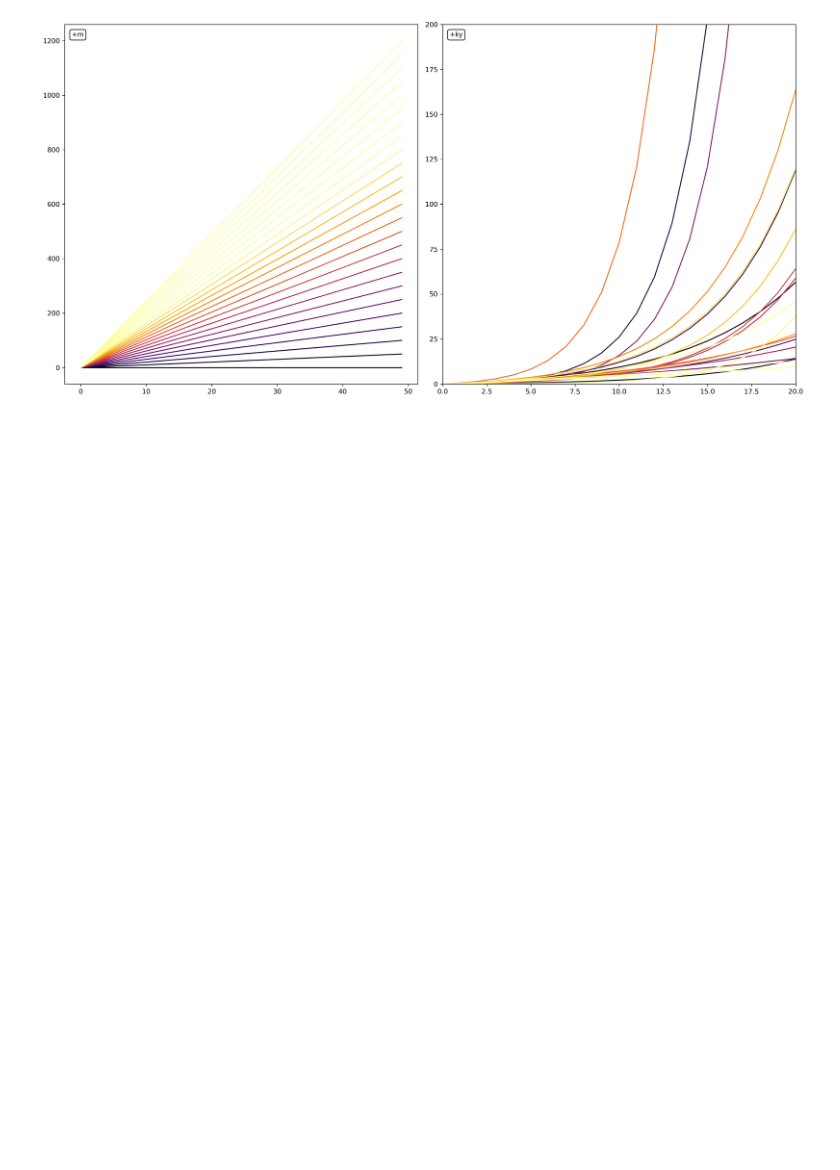
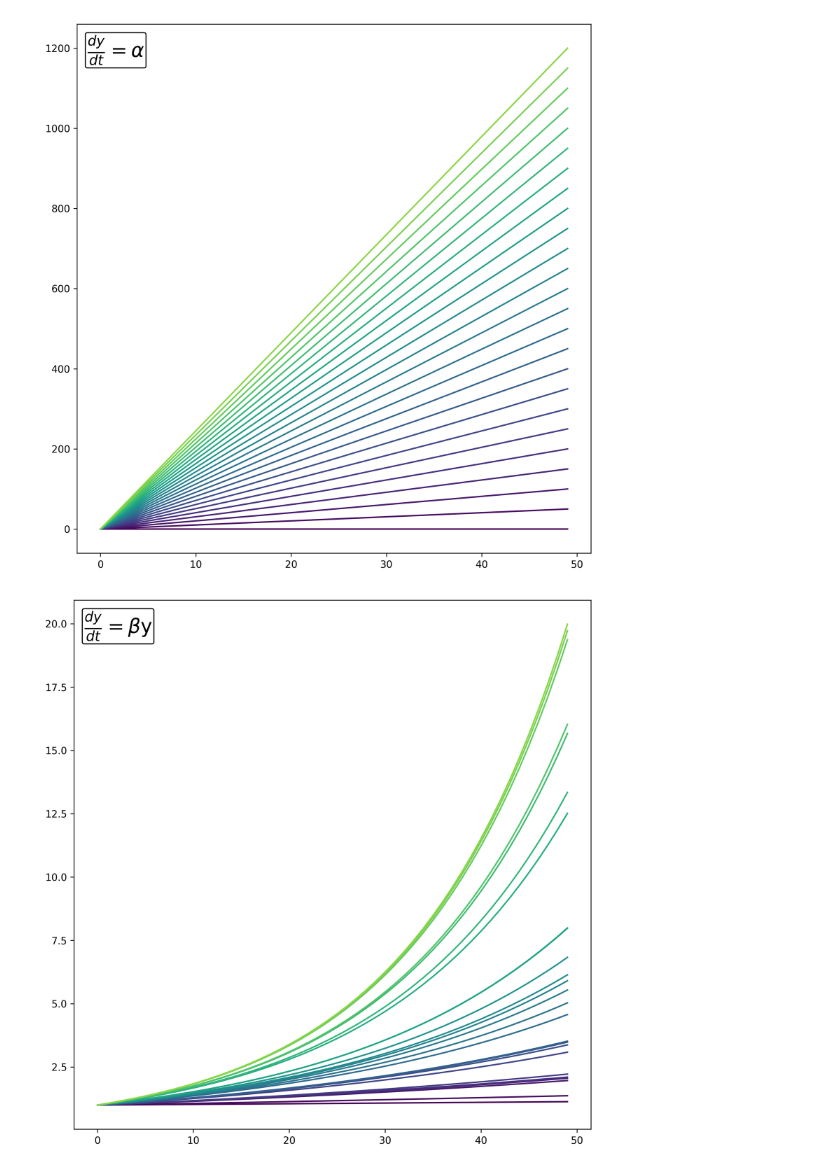
Before and after one commit to RodrigoZonzin/t1d_ode_model, a Jupyter notebook: imgs_texto/graficos.ipynb, the cells around one changed output. Saved outputs shown, nothing was run; the diff lists cells and outputs as text; code cells hidden in the pictures; blank space fills up the shorter version.

```diff
--- a/imgs_texto/graficos.ipynb
+++ b/imgs_texto/graficos.ipynb
@@ -45,40 +45,68 @@ plt.savefig('result.png')
 # %%
 f = lambda a, x, t: a*x + t
-g = lambda m, k, t: (m/k)*(np.exp(k*t)-1)
+g = lambda a, x: np.exp(a*x)
+lg = lambda k, c, r, x: (k/(1+c*np.exp(-r*x)))
 # %%
-cmap_vir = colormaps['inferno']
-mycolors = cmap_vir(np.linspace(0, 3))
-x = np.linspace(0, 50)
+f = lambda a, x, t: a*x + t
+g = lambda a, x: np.exp(a*x)
 
-fig, axs = plt.subplots(*(1, 2), figsize=(16, 8), dpi = 300)
+cmap_vir = colormaps['viridis']
+mycolors = cmap_vir(np.linspace(0, 1, 30))
+
+
+#fig, axs = plt.subplots(*(1, 2), figsize=(16, 8), dpi = 300)
+fig = plt.figure(figsize=(8, 8), dpi= 300)
 
 for i, a in enumerate(range(0, 25, 1)):
+    x = np.linspace(0, 50)
     fx = f(a, x, 0)
-    axs[0].plot(fx, label = f'f(x)={a}x+5', color = mycolors[i])
+    plt.plot(fx, label = f'f(x)={a}x+5', color = mycolors[i])
 
-for i, (dx, dy) in enumerate([(np.random.rand(), np.random.rand()) for _ in range(20)]):
-    k = 0.0001
-    m = 0.0008
-    k = k+dx/2
-    m = m+dy/2
+ax = plt.gca()
+ax.text(0.02, 0.98, r'$\frac{dy}{dt} = \alpha $', transform=ax.transAxes,
+            verticalalignment='top', horizontalalignment='left',
+            fontsize = 20,
+            bbox=dict(facecolor='white', edgecolor='black', boxstyle='round,pad=0.1'))
 
-    gx = g(m, k, x)
-    axs[1].plot(gx, color = mycolors[i])
+plt.tight_layout()
+plt.savefig("EDOConstante.png")
 
 
-axs[0].text(0.02, 0.98, r'+m', transform=axs[0].transAxes,
+fig = plt.figure(figsize=(8, 8), dpi= 300)
+values = np.sort(np.random.uniform(size = 25))/15
+
+for i, a in enumerate(values):
+    x = np.linspace(0, 50)
+    gx = g(a, x)
+    plt.plot(gx, label = f'g(x) = e^{a}x', color = mycolors[i])
+
+ax = plt.gca()
+ax.text(0.02, 0.98, r'$\frac{dy}{dt} = \beta $y', transform=ax.transAxes,
             verticalalignment='top', horizontalalignment='left',
-            bbox=dict(facecolor='white', edgecolor='black', boxstyle='round,pad=0.3'))
+            fontsize = 20,
+            bbox=dict(facecolor='white', edgecolor='black', boxstyle='round,pad=0.1'))
 
-axs[1].text(0.02, 0.98, r'+ky', transform=axs[1].transAxes,
+plt.tight_layout()
+plt.savefig("EDOLinear.png")
+
+
+
+fig = plt.figure(figsize=(8, 8), dpi= 300)
+values = np.sort(np.random.uniform(size = 25))/15
+
+for i, a in enumerate(values):
+    x = np.linspace(0, 50)
+    lgx = lg(10, 1, 0.5, x)
+    plt.plot(gx, label = f'g(x) = e^{a}x', color = mycolors[i])
+
+ax = plt.gca()
+ax.text(0.02, 0.98, r'$\frac{dy}{dt} = rP (1 - \frac{P}{K}) $y', transform=ax.transAxes,
             verticalalignment='top', horizontalalignment='left',
-            bbox=dict(facecolor='white', edgecolor='black', boxstyle='round,pad=0.3'))
+            fontsize = 20,
+            bbox=dict(facecolor='white', edgecolor='black', boxstyle='round,pad=0.1'))
 
-plt.xlim(0, 20)
-plt.ylim(0, 200)
 plt.tight_layout()
-#plt.show()
-plt.savefig("exemploEDOs.png")
-#axs[0].legend()
+plt.savefig("EDOLogistica.png")
 # %% [output]
-[figure, old version]
+[figure, new version]
+[figure, added]
```
Also changed, not shown: parts of 1 cell of this notebook, 15 other files.
